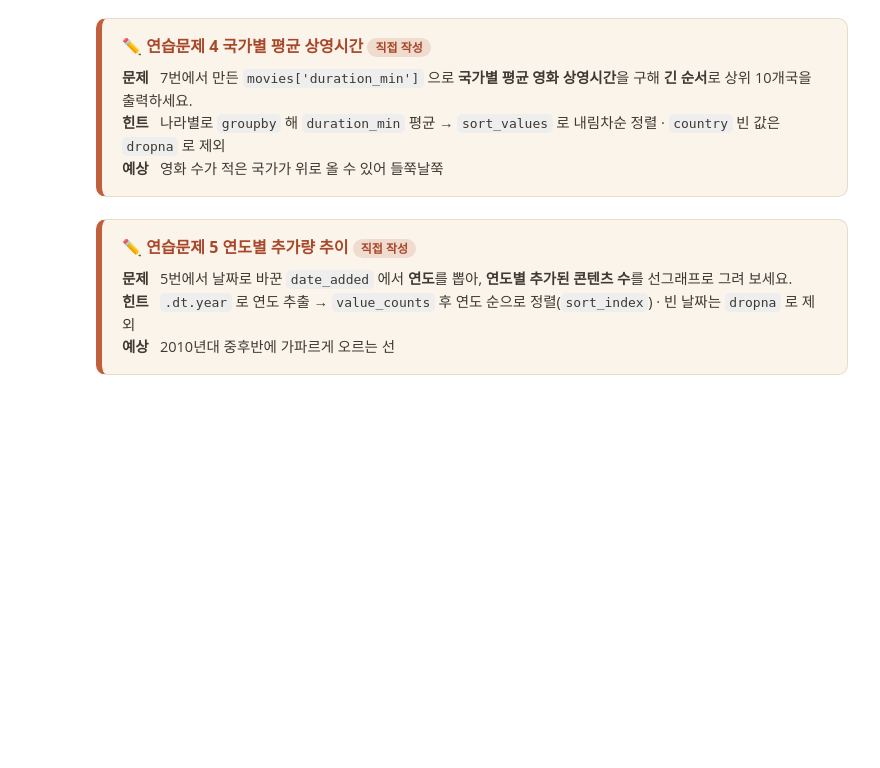
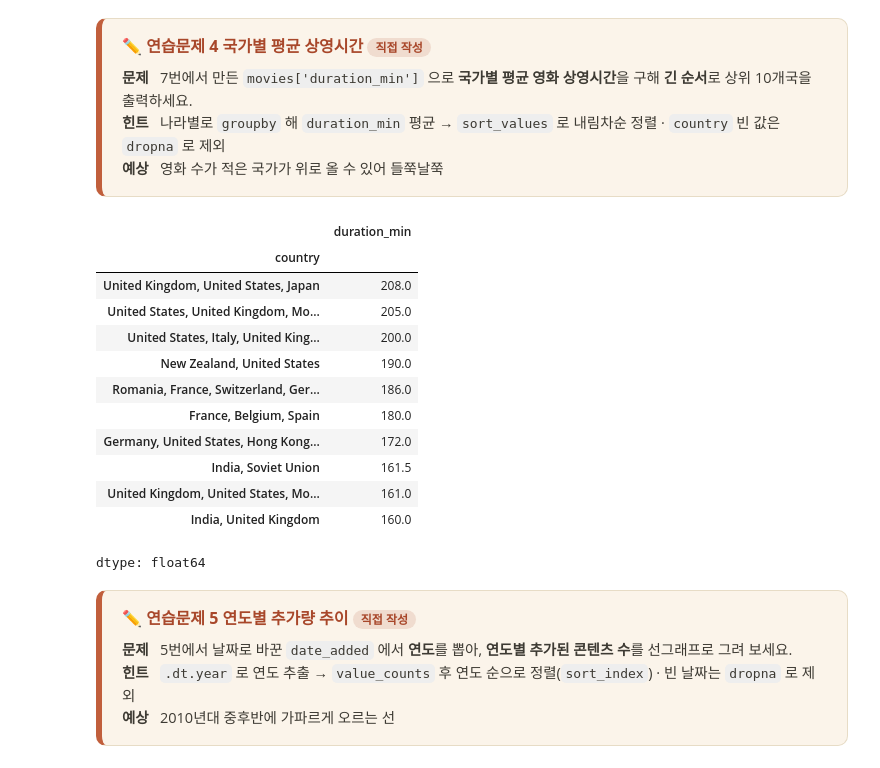
Before and after one commit to mspar0624/numpy, a Jupyter notebook: session-4-data-analysis/s4-02-Netflix데이터분석-실습.ipynb, the cells around one changed output. Drawn from its saved outputs; the diff is of its cells as text; code cells hidden in the pictures; blank space fills up the shorter version.

```diff
--- a/session-4-data-analysis/s4-02-Netflix데이터분석-실습.ipynb
+++ b/session-4-data-analysis/s4-02-Netflix데이터분석-실습.ipynb
@@ -407,10 +586,24 @@ print(f"\n시즌 1개인 드라마 비중: {ratio:.1f}%")
 </div>
 # %%
 # ✏️ 직접 작성 — movies 의 duration_min 으로 국가별 평균 상영시간 상위 10개국 출력
-subset = ____             # ← country 빈 값이 있는 행 제외
-country_runtime = ____    # ← 국가별로 묶어 duration_min 의 평균 (groupby → mean)
-country_runtime = ____    # ← 평균이 긴(내림차순) 순서로 정렬
+subset = movies.dropna(subset=['country'])             # ← country 빈 값이 있는 행 제외
+country_runtime = subset.groupby('country')['duration_min'].mean()    # ← 국가별로 묶어 duration_min 의 평균 (groupby → mean)
+country_runtime = country_runtime.sort_values(ascending=False)    # ← 평균이 긴(내림차순) 순서로 정렬
 country_runtime.head(10)
+# %% [output]
+|  | duration_min |
+| country |  |
+| United Kingdom, United States, Japan | 208.0 |
+| United States, United Kingdom, Mo... | 205.0 |
+| United States, Italy, United King... | 200.0 |
+| New Zealand, United States | 190.0 |
+| Romania, France, Switzerland, Ger... | 186.0 |
+| France, Belgium, Spain | 180.0 |
+| Germany, United States, Hong Kong... | 172.0 |
+| India, Soviet Union | 161.5 |
+| United Kingdom, United States, Mo... | 161.0 |
+| India, United Kingdom | 160.0 |
+dtype: float64
 # %% [markdown]
 <div style="border:1px solid #E7DCC6;border-left:6px solid #C15F3C;border-radius:10px;background:#FBF4EA;padding:16px 20px;margin:12px 0;">
 <div style="font-size:16px;font-weight:700;color:#A8472A;margin-bottom:8px;">✏️ 연습문제 5 연도별 추가량 추이 <span style="font-size:12px;color:#A8472A;background:#F0DCCF;padding:1px 8px;border-radius:10px;margin-left:6px;">직접 작성</span></div>
```
Also changed, not shown: parts of 25 cells of this notebook.
